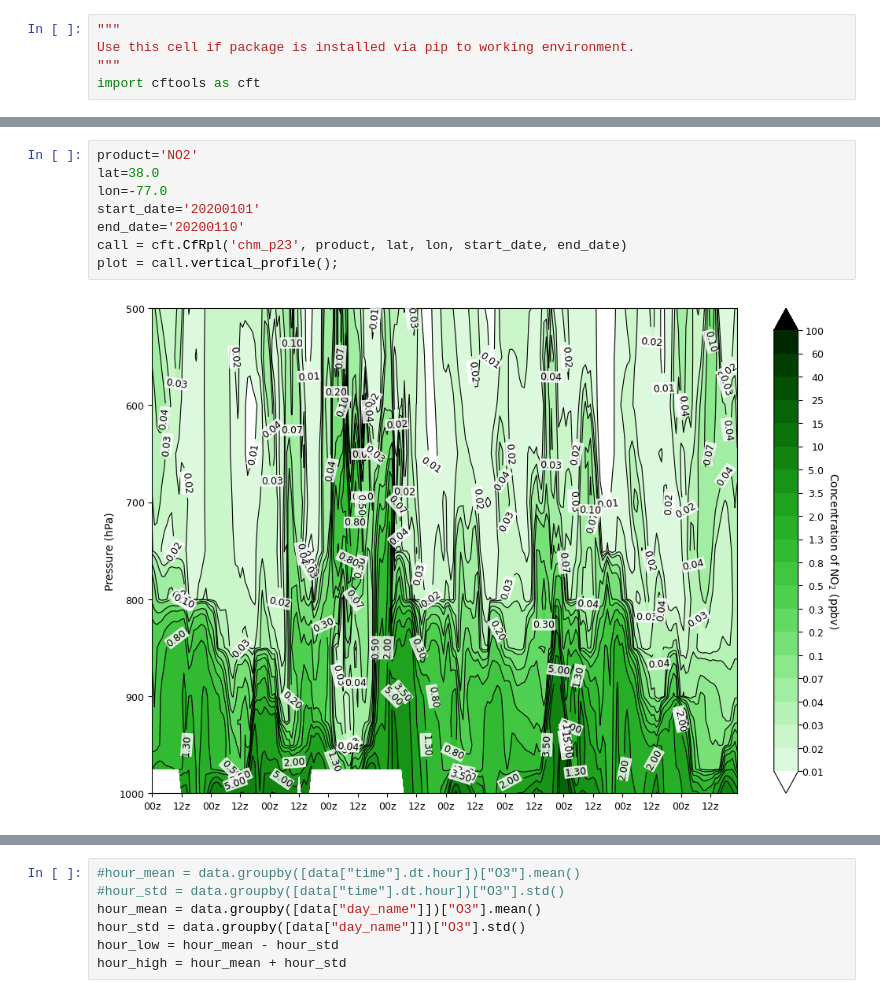
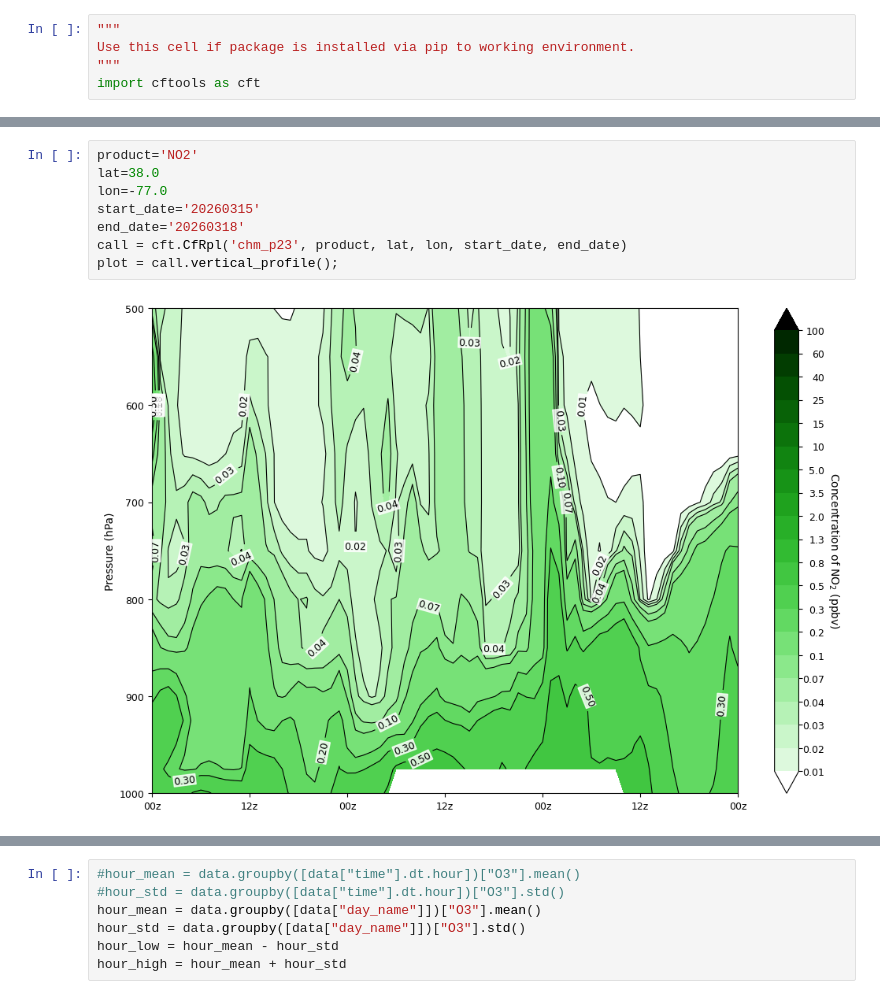
Before and after one commit to GEOS-ESM/CFTools, a Jupyter notebook: notebooks/CFTools_Usage.ipynb, the cells around one changed output, grey strips where cells are left out. Saved outputs shown, nothing was run; the diff lists cells and outputs as text.

```diff
--- a/notebooks/CFTools_Usage.ipynb
+++ b/notebooks/CFTools_Usage.ipynb
@@ -63,11 +76,11 @@ plot = call.plume_rose();#grid_res = 0.1, show_bounds=False);
 # %%
 product='NO2'
 lat=38.0
 lon=-77.0
-start_date='20200101'
-end_date='20200110'
+start_date='20260315'
+end_date='20260318'
 call = cft.CfRpl('chm_p23', product, lat, lon, start_date, end_date)
 plot = call.vertical_profile();
 # %% [output]
-[figure, old version]
+[figure, new version]
 # %%
```
Also changed, not shown: parts of 9 cells of this notebook, 6 other files.
